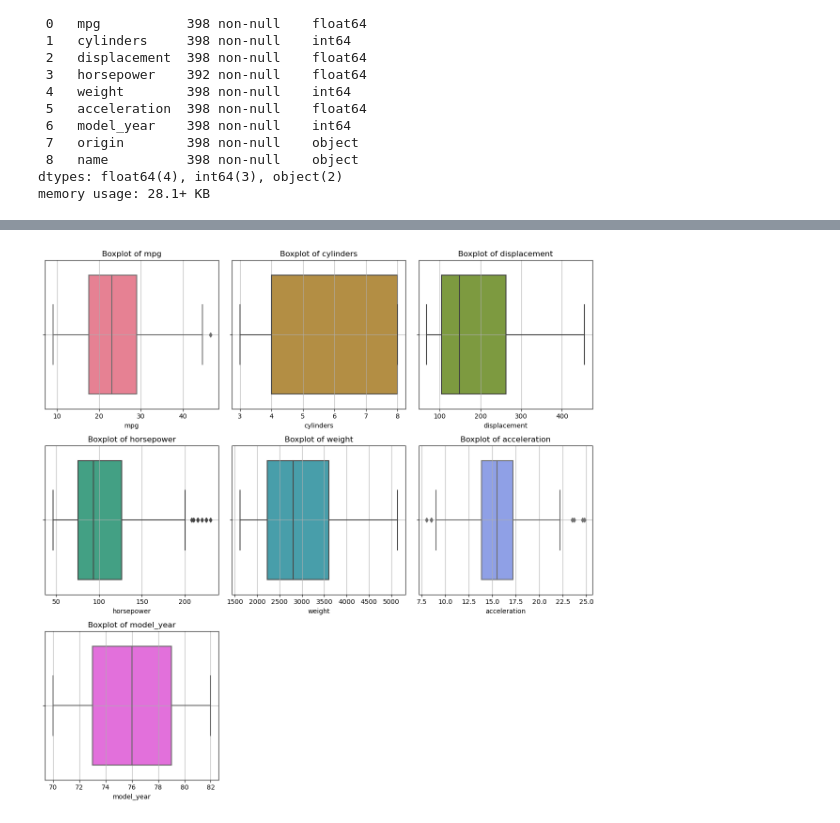
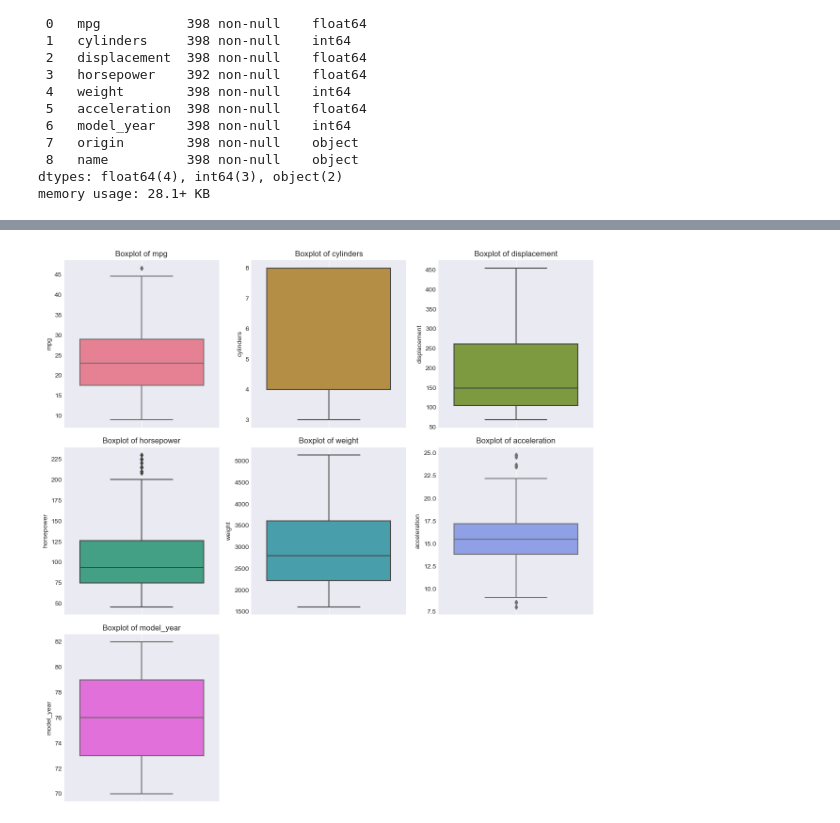
Before and after one commit to data-alch3m1st/Data_Viz, a Jupyter notebook: General_Data_Viz_to_Live_By_.ipynb, the cells around one changed output, grey strips where cells are left out. Cells and saved outputs as stored; diff of their text form; code cells hidden in the pictures.

```diff
--- a/General_Data_Viz_to_Live_By_.ipynb
+++ b/General_Data_Viz_to_Live_By_.ipynb
@@ -55,6 +55,15 @@ df.head(3)
 | 0 | 18.0 | 8 | 307.0 | 130.0 | 3504 | 12.0 | 70 | usa | chevrolet chevelle malibu |
 | 1 | 15.0 | 8 | 350.0 | 165.0 | 3693 | 11.5 | 70 | usa | buick skylark 320 |
 | 2 | 18.0 | 8 | 318.0 | 150.0 | 3436 | 11.0 | 70 | usa | plymouth satellite |
+# %%
+sns.set_style()
+# %%
+# Setting up plot/grid style:
+
+# plt.style.available # This will show the plt styles which are available (the names arent intuitive, so its definitely helpful!)
+
+sns.set_style('darkgrid')
+plt.style.use('seaborn-v0_8-darkgrid')
 # %%
 # NUMERIC COLS LOOP—BOXPLOT:
 
@@ -63,6 +72,8 @@ numeric_cols = df.select_dtypes(include=np.number).columns
 
 # Set the max number of plots per row:
 max_cols = 3 # Adjust as needed, but keep space and visibility/readability in mind;
+
+plt.style.use('seaborn-v0_8-darkgrid')
 
 # Calculate the number of rows needed based on the number of numeric columns:
 num_plots = len(numeric_cols)
@@ -74,35 +85,36 @@ colors = sns.color_palette("husl", num_plots) # Use Seaborn color palette for di
 # Create subplots with calculated rows and fixed columns:
 fig, axes = plt.subplots(
     num_rows
     , max_cols
     , figsize=(max_cols * 4, num_rows * 4)
     , sharey=False # Adjust as needed;
     )
 
 # Flatten the axes array for easy iteration:
 axes = axes.flatten()
 
 # Loop through each numeric columns, colors and axes:
 for i, (col, color) in enumerate(zip(numeric_cols, colors)):
     sns.boxplot(
         data=df
-        , x=col # can manipulate the orientation by assignment of 'x' / 'y';
+        , y=col # can manipulate the orientation by assignment of 'x' / 'y';
         , ax=axes[i]
         , color=color
 #         , orient="h"
         )
     axes[i].set_title(f'Boxplot of {col}')
     axes[i].grid()
 
 # Hide any unused axes (if num_plots < num_rows * max_cols):
 for j in range(num_plots, len(axes)):
     fig.delaxes(axes[j])
 
 # Adjust layout and display the plot(s):
+plt.style.use('seaborn-v0_8-darkgrid')
 plt.tight_layout()
 plt.show();
 # %% [output]
-[figure, old version]
+[figure, new version]
 # %%
 fig, ax = plt.subplots(1, 2, figsize=(8, 4))
 
```
Also changed, not shown: parts of 2 cells of this notebook.
